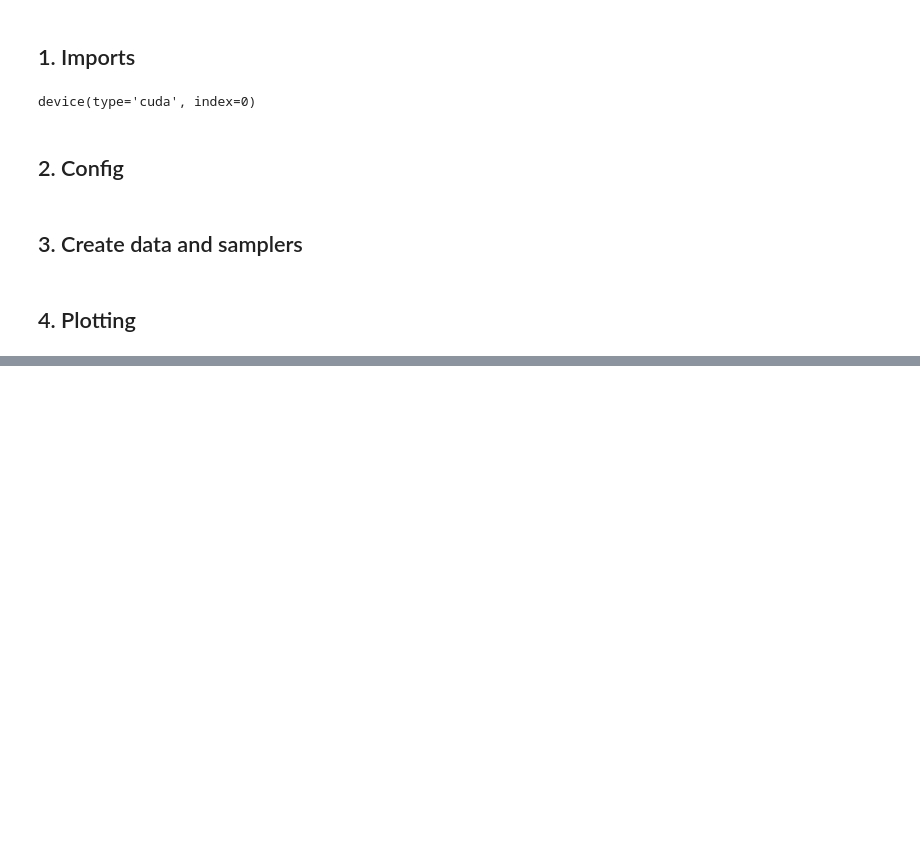
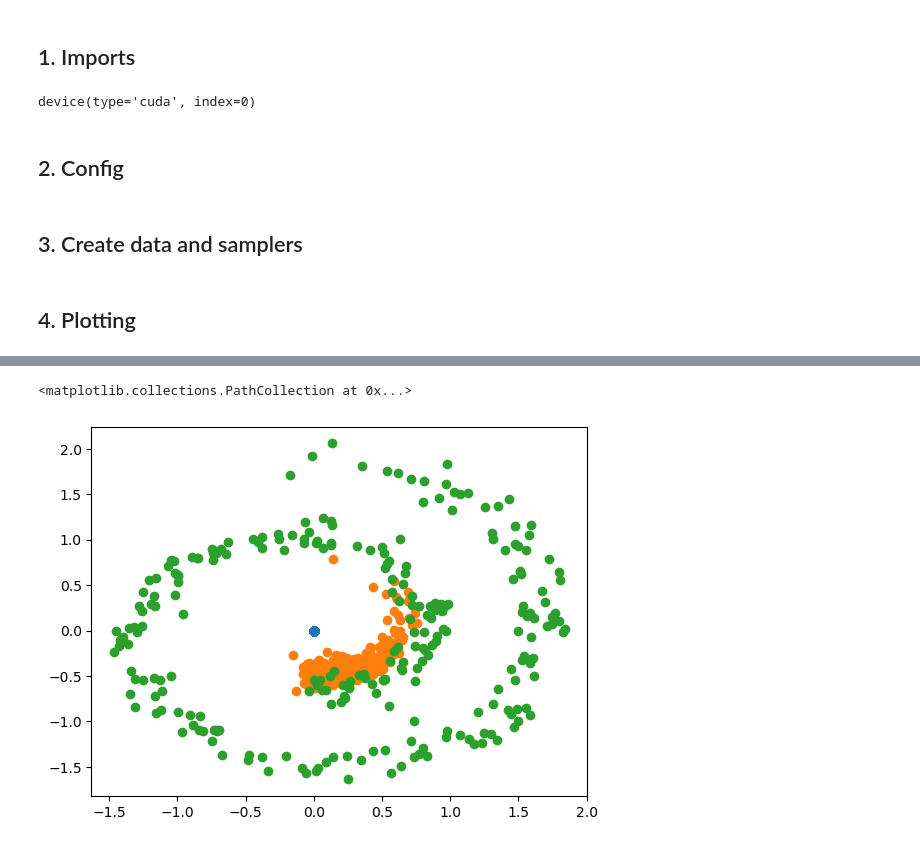
Before and after one commit to MuXauJl11110/EBiEOT, a Jupyter notebook: notebooks/swiss_roll_plot.ipynb, the cells around one changed output, grey strips where cells are left out. Drawn from its saved outputs; the diff is of its cells as text; code cells hidden in the pictures; blank space fills up the shorter version.

```diff
--- a/notebooks/swiss_roll_plot.ipynb
+++ b/notebooks/swiss_roll_plot.ipynb
@@ -182,0 +243,7 @@ Saved ./plots/Swiss_Roll/Light-IOT_M=1024, N=1024, L=64.png
+# %%
+plt.scatter(X_paired[:, 0].cpu().numpy(), X_paired[:, 1].cpu().numpy())
+plt.scatter(Y_paired[:, 0].cpu().numpy(), Y_paired[:, 1].cpu().numpy())
+plt.scatter(Y_unpaired[:, 0].cpu().numpy(), Y_unpaired[:, 1].cpu().numpy())
+# %% [output]
+<matplotlib.collections.PathCollection at 0x...>
+[figure, added]
```
Also changed, not shown: parts of 20 cells of this notebook, 5 other files.
